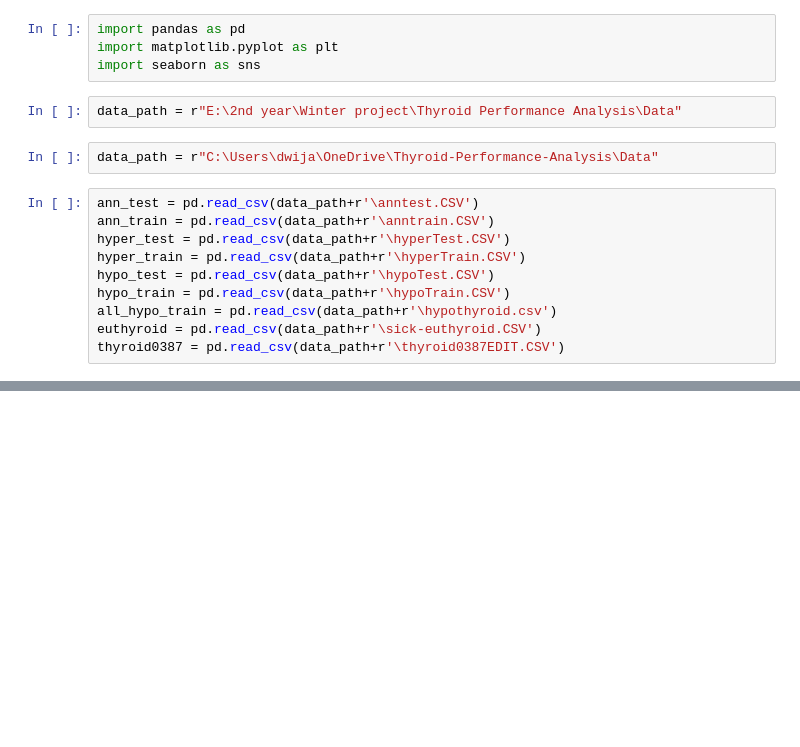
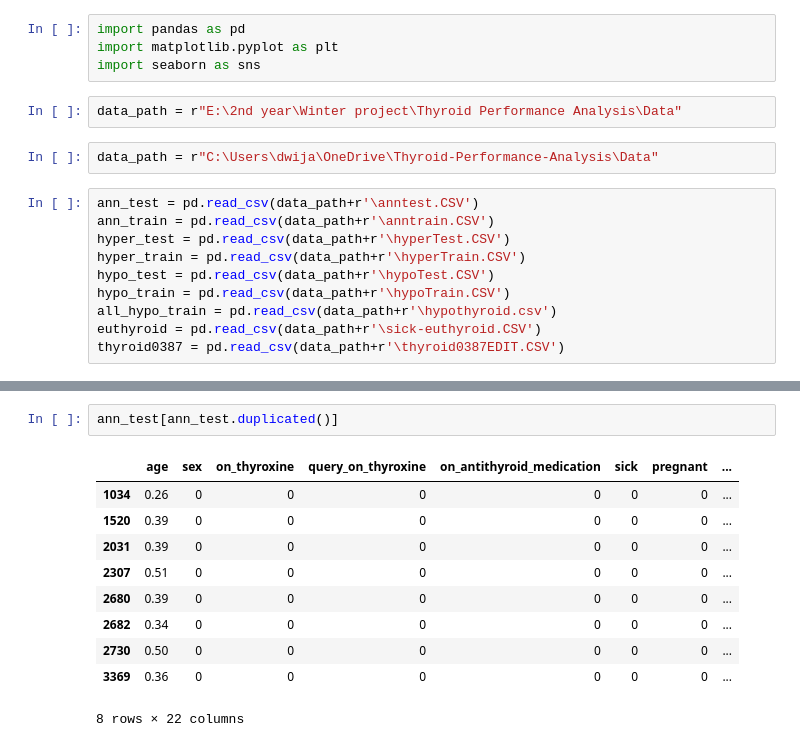
Before and after one commit to aashishops/Thyroid-Performance-Analysis, a Jupyter notebook: src/EDA.ipynb, the cells around one changed output, grey strips where cells are left out. Drawn from its saved outputs; the diff is of its cells as text; blank space fills up the shorter version.

```diff
--- a/src/EDA.ipynb
+++ b/src/EDA.ipynb
@@ -79,0 +89,13 @@ Duplicates found in:
+# %%
+ann_test[ann_test.duplicated()]
+# %% [output]
+|  | age | sex | on_thyroxine | query_on_thyroxine | on_antithyroid_medication | sick | pregnant | ... |
+| 1034 | 0.26 | 0 | 0 | 0 | 0 | 0 | 0 | ... |
+| 1520 | 0.39 | 0 | 0 | 0 | 0 | 0 | 0 | ... |
+| 2031 | 0.39 | 0 | 0 | 0 | 0 | 0 | 0 | ... |
+| 2307 | 0.51 | 0 | 0 | 0 | 0 | 0 | 0 | ... |
+| 2680 | 0.39 | 0 | 0 | 0 | 0 | 0 | 0 | ... |
+| 2682 | 0.34 | 0 | 0 | 0 | 0 | 0 | 0 | ... |
+| 2730 | 0.50 | 0 | 0 | 0 | 0 | 0 | 0 | ... |
+| 3369 | 0.36 | 0 | 0 | 0 | 0 | 0 | 0 | ... |
+8 rows × 22 columns
```
Also changed, not shown: parts of 17 cells of this notebook.
